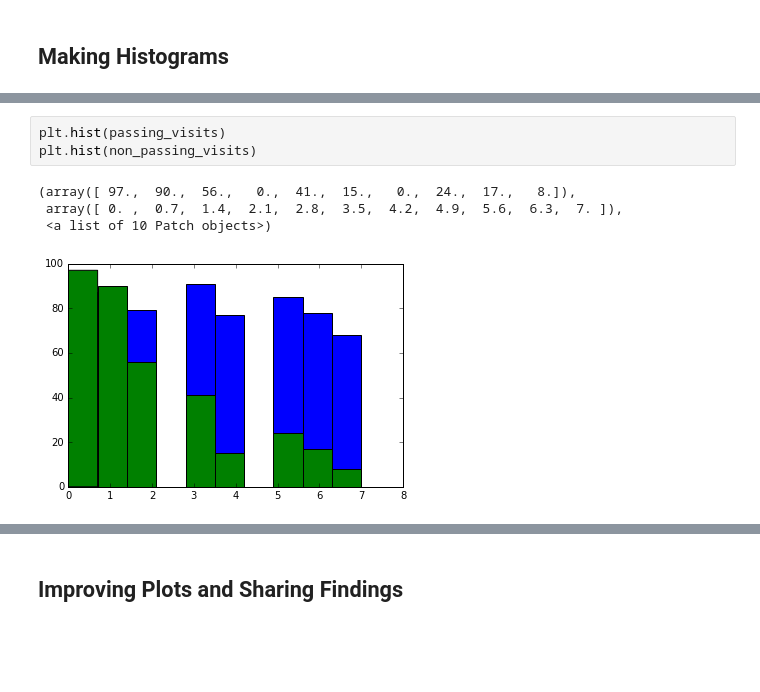
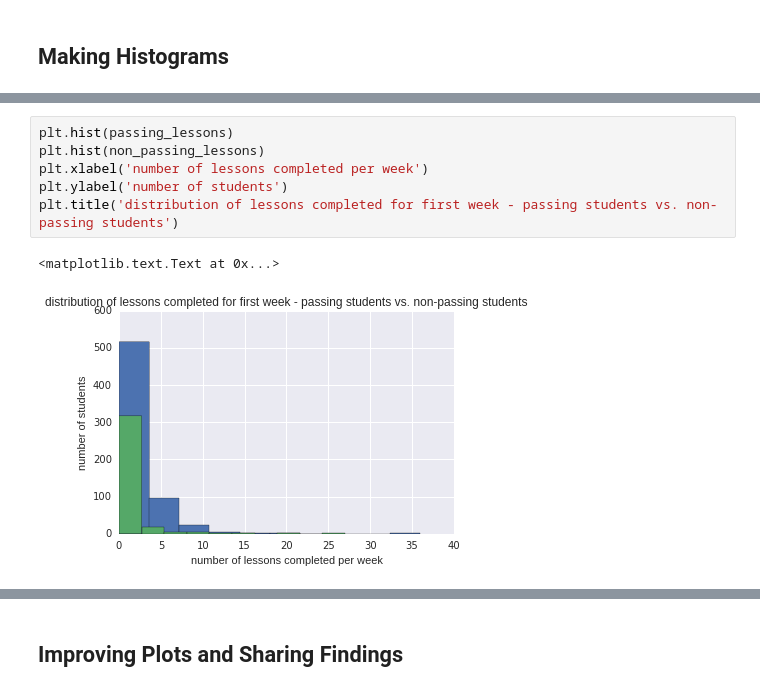
Before and after one commit to charlesmilam/udacity, a Jupyter notebook: introDA/L1_Starter_Code.ipynb, the cells around one changed output, grey strips where cells are left out. Cells and saved outputs as stored; diff of their text form; blank space fills up the shorter version.

```diff
--- a/introDA/L1_Starter_Code.ipynb
+++ b/introDA/L1_Starter_Code.ipynb
@@ -604,8 +595,9 @@ plt.hist(non_passing_lessons)
-# %%
-plt.hist(passing_visits)
-plt.hist(non_passing_visits)
-# %% [output]
-(array([ 97.,  90.,  56.,   0.,  41.,  15.,   0.,  24.,  17.,   8.]),
- array([ 0. ,  0.7,  1.4,  2.1,  2.8,  3.5,  4.2,  4.9,  5.6,  6.3,  7. ]),
- <a list of 10 Patch objects>)
-[figure, removed]
+# %%
+plt.hist(passing_lessons)
+plt.hist(non_passing_lessons)
+plt.xlabel('number of lessons completed per week')
+plt.ylabel('number of students')
+plt.title('distribution of lessons completed for first week - passing students vs. non-passing students')
+# %% [output]
+<matplotlib.text.Text at 0x...>
+[figure, added]
```
Also changed, not shown: parts of 4 cells of this notebook.
